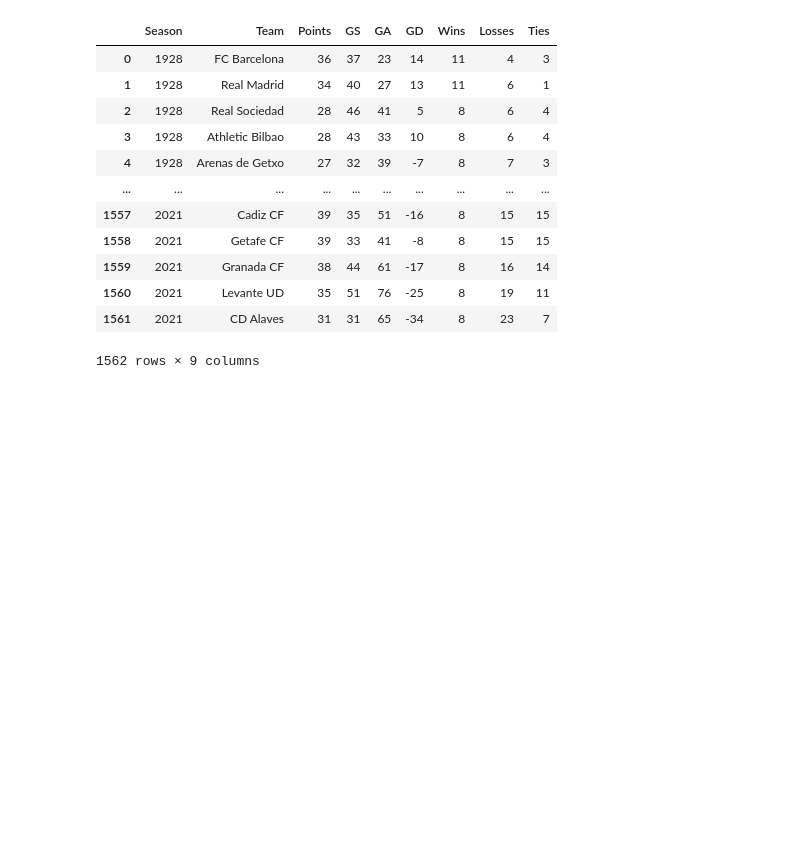
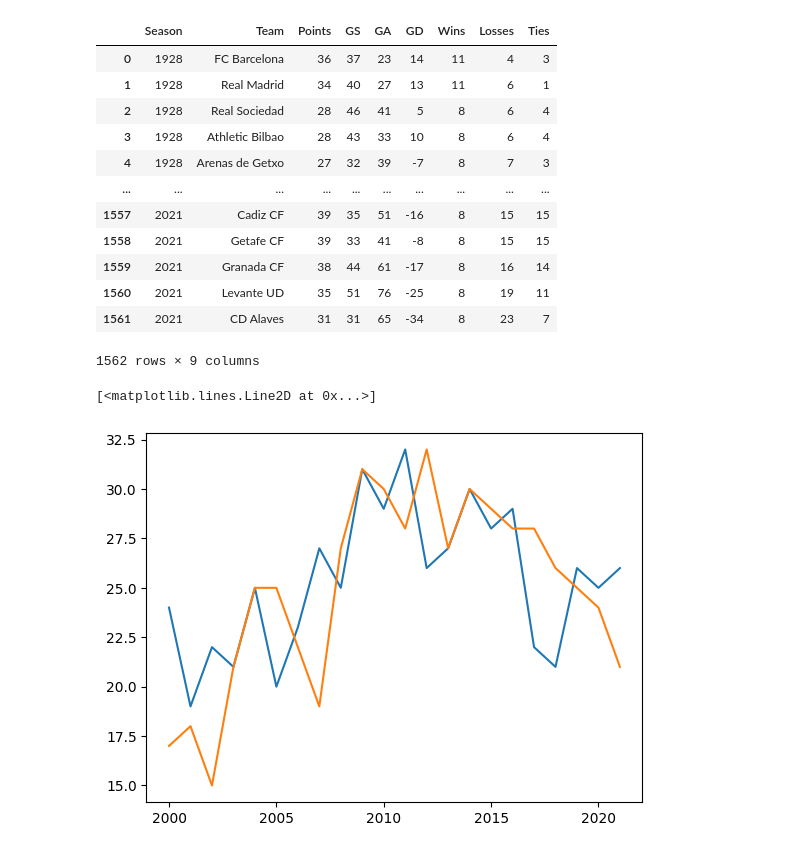
Before and after one commit to EvanDBush/soccer_rivalry_project, a Jupyter notebook: explore.ipynb, the cells around one changed output. Drawn from its saved outputs; the diff is of its cells as text; code cells hidden in the pictures; blank space fills up the shorter version.

```diff
--- a/explore.ipynb
+++ b/explore.ipynb
@@ -34,3 +34,14 @@ season_results_df
 | 1560 | 2021 | Levante UD | 35 | 51 | 76 | -25 | 8 | 19 | 11 |
 | 1561 | 2021 | CD Alaves | 31 | 31 | 65 | -34 | 8 | 23 | 7 |
 1562 rows × 9 columns
+# %%
+barcelona_results_df = season_results_df[season_results_df['Team'] == 'FC Barcelona']
+recent_barcelona_results_df = barcelona_results_df[barcelona_results_df['Season'] >= 2000]
+madrid_results_df = season_results_df[season_results_df['Team'] == 'Real Madrid']
+recent_madrid_results_df = madrid_results_df[madrid_results_df['Season'] >= 2000]
+
+plt.plot(recent_madrid_results_df['Season'], recent_madrid_results_df['Wins'])
+plt.plot(recent_barcelona_results_df['Season'], recent_barcelona_results_df['Wins'])
+# %% [output]
+[<matplotlib.lines.Line2D at 0x...>]
+[figure, added]
```
Also changed, not shown: parts of 3 cells of this notebook.
